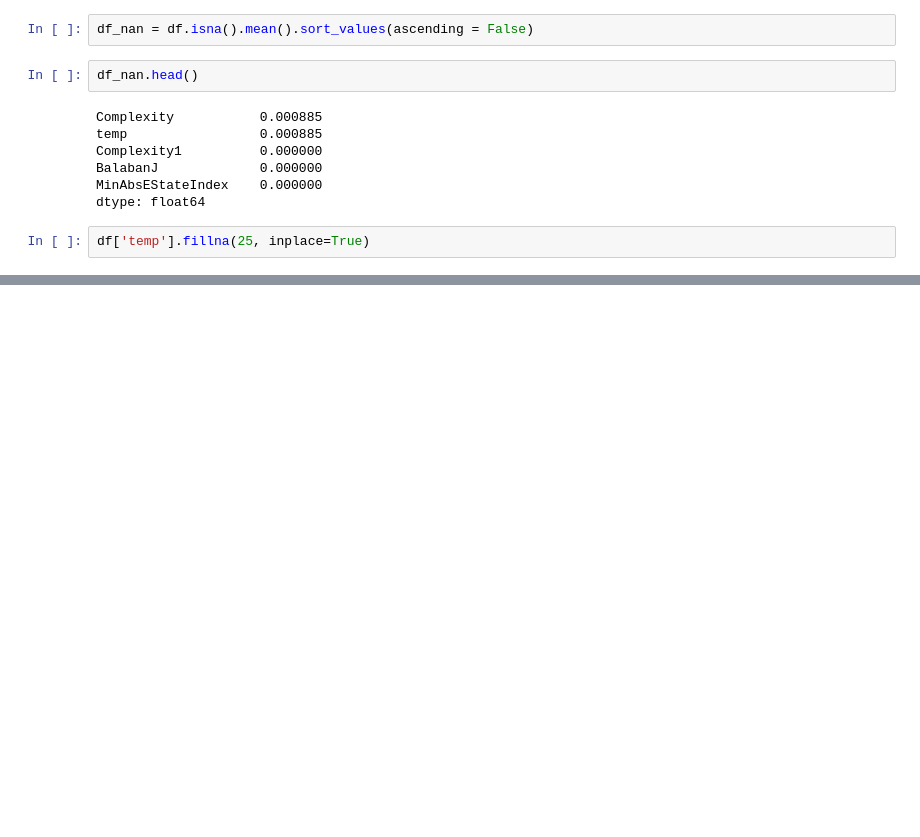
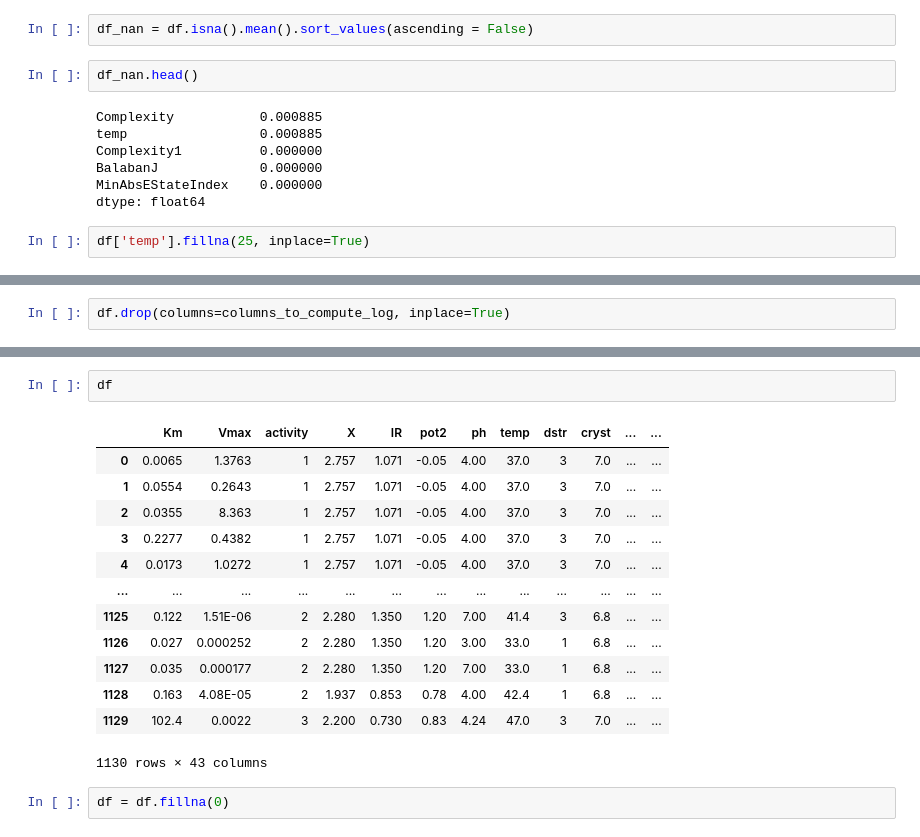
Before and after one commit to illhammm/Nanozymes1, a Jupyter notebook: Data_Preprocessing/data_preprocessing_v1.ipynb, the cells around one changed output, grey strips where cells are left out. Saved outputs shown, nothing was run; the diff lists cells and outputs as text; blank space fills up the shorter version.

Commit message:
Удалил столбцы, оставил только столбцы с их логорифмами, сохранил изменения в df_nnz_v1.csv и в df_nnz_Km.csv, df_nnz_Vmax.csv

```diff
--- a/Data_Preprocessing/data_preprocessing_v1.ipynb
+++ b/Data_Preprocessing/data_preprocessing_v1.ipynb
@@ -133,0 +136,2 @@ df.describe()
+# %%
+df.drop(columns=columns_to_compute_log, inplace=True)
@@ -133,0 +151,18 @@ df.describe()
+# %%
+df
+# %% [output]
+|  | Km | Vmax | activity | X | IR | pot2 | ph | temp | dstr | cryst | ... | ... |
+| 0 | 0.0065 | 1.3763 | 1 | 2.757 | 1.071 | -0.05 | 4.00 | 37.0 | 3 | 7.0 | ... | ... |
+| 1 | 0.0554 | 0.2643 | 1 | 2.757 | 1.071 | -0.05 | 4.00 | 37.0 | 3 | 7.0 | ... | ... |
+| 2 | 0.0355 | 8.363 | 1 | 2.757 | 1.071 | -0.05 | 4.00 | 37.0 | 3 | 7.0 | ... | ... |
+| 3 | 0.2277 | 0.4382 | 1 | 2.757 | 1.071 | -0.05 | 4.00 | 37.0 | 3 | 7.0 | ... | ... |
+| 4 | 0.0173 | 1.0272 | 1 | 2.757 | 1.071 | -0.05 | 4.00 | 37.0 | 3 | 7.0 | ... | ... |
+| ... | ... | ... | ... | ... | ... | ... | ... | ... | ... | ... | ... | ... |
+| 1125 | 0.122 | 1.51E-06 | 2 | 2.280 | 1.350 | 1.20 | 7.00 | 41.4 | 3 | 6.8 | ... | ... |
+| 1126 | 0.027 | 0.000252 | 2 | 2.280 | 1.350 | 1.20 | 3.00 | 33.0 | 1 | 6.8 | ... | ... |
+| 1127 | 0.035 | 0.000177 | 2 | 2.280 | 1.350 | 1.20 | 7.00 | 33.0 | 1 | 6.8 | ... | ... |
+| 1128 | 0.163 | 4.08E-05 | 2 | 1.937 | 0.853 | 0.78 | 4.00 | 42.4 | 1 | 6.8 | ... | ... |
+| 1129 | 102.4 | 0.0022 | 3 | 2.200 | 0.730 | 0.83 | 4.24 | 47.0 | 3 | 7.0 | ... | ... |
+1130 rows × 43 columns
+# %%
+df = df.fillna(0)
```
Also changed, not shown: parts of 25 cells of this notebook, 3 other files.
